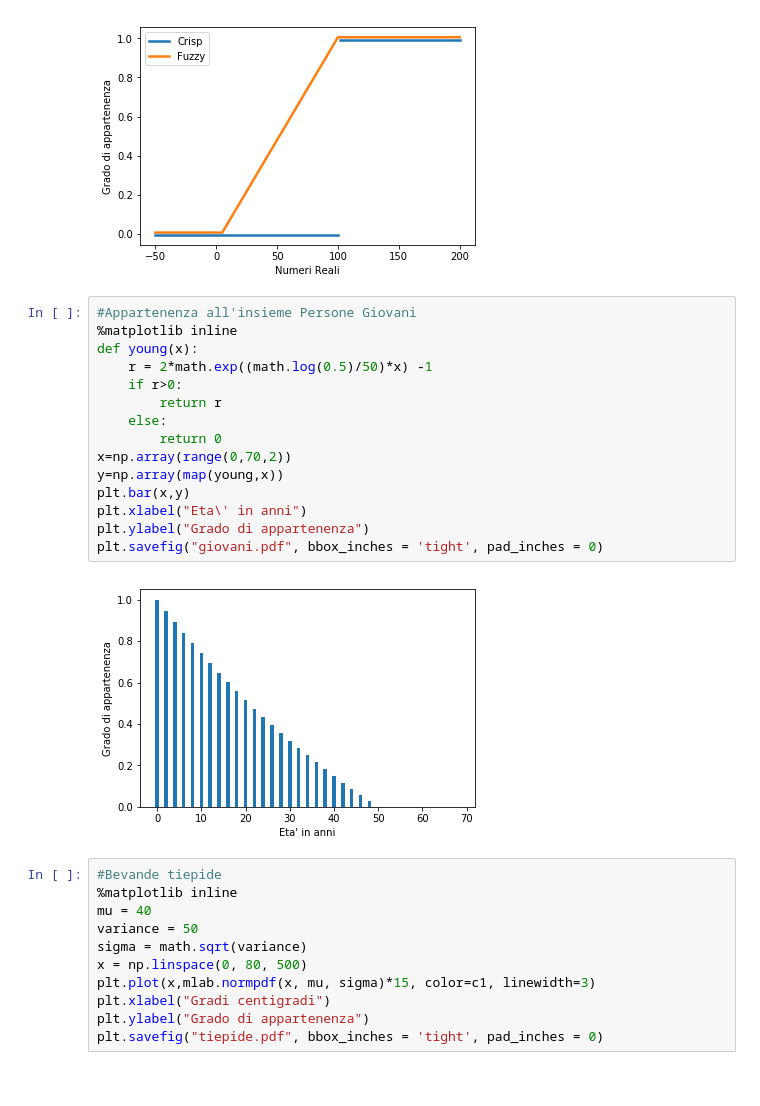
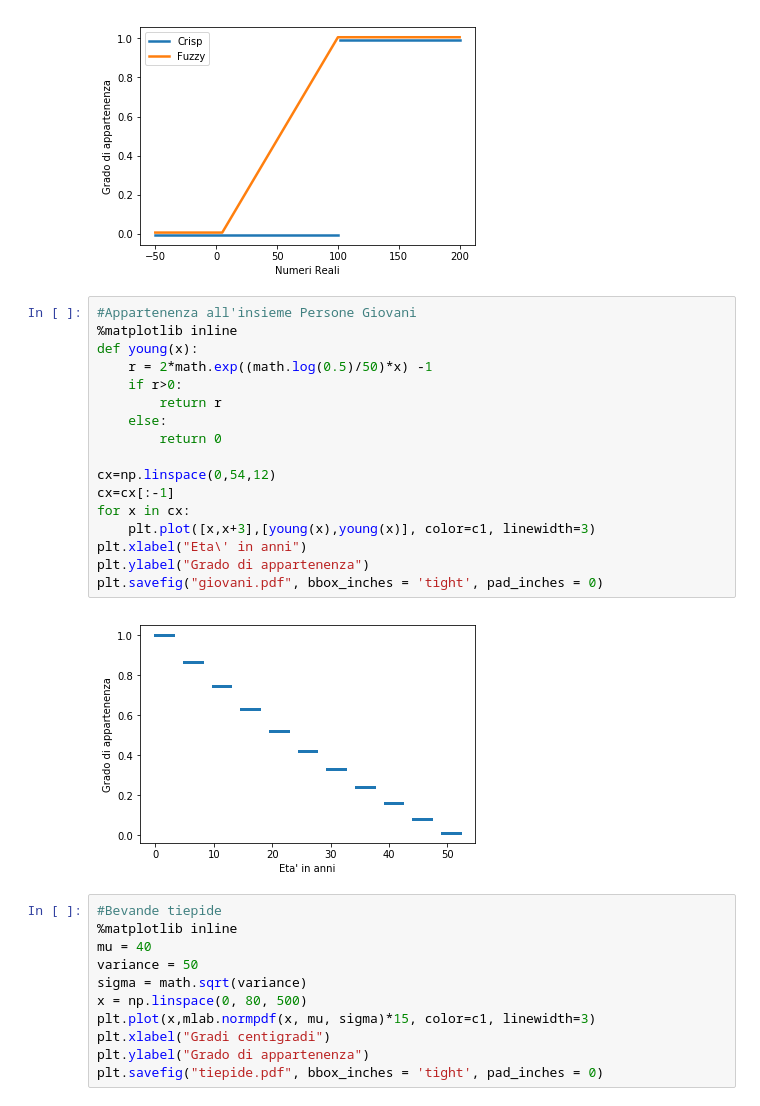
Before and after one commit to lucacrm/fuzzysets, a Jupyter notebook: Tesi/figure/grafici_tesi.ipynb, the cells around one changed output. Drawn from its saved outputs; the diff is of its cells as text.

```diff
--- a/Tesi/figure/grafici_tesi.ipynb
+++ b/Tesi/figure/grafici_tesi.ipynb
@@ -30,20 +31,22 @@ plt.savefig("fuzzycrisp.pdf", bbox_inches = 'tight', pad_inches = 0)
 # %%
 #Appartenenza all'insieme Persone Giovani
 %matplotlib inline
 def young(x):
     r = 2*math.exp((math.log(0.5)/50)*x) -1
     if r>0:
         return r
     else:
         return 0
-x=np.array(range(0,70,2))
-y=np.array(map(young,x))
-plt.bar(x,y)
+
+cx=np.linspace(0,54,12)
+cx=cx[:-1]
+for x in cx:
+    plt.plot([x,x+3],[young(x),young(x)], color=c1, linewidth=3)
 plt.xlabel("Eta\' in anni")
 plt.ylabel("Grado di appartenenza")
 plt.savefig("giovani.pdf", bbox_inches = 'tight', pad_inches = 0)
 # %% [output]
-[figure, old version]
+[figure, new version]
 # %%
 #Bevande tiepide
 %matplotlib inline
```
Also changed, not shown: parts of 17 cells of this notebook, 51 other files.
